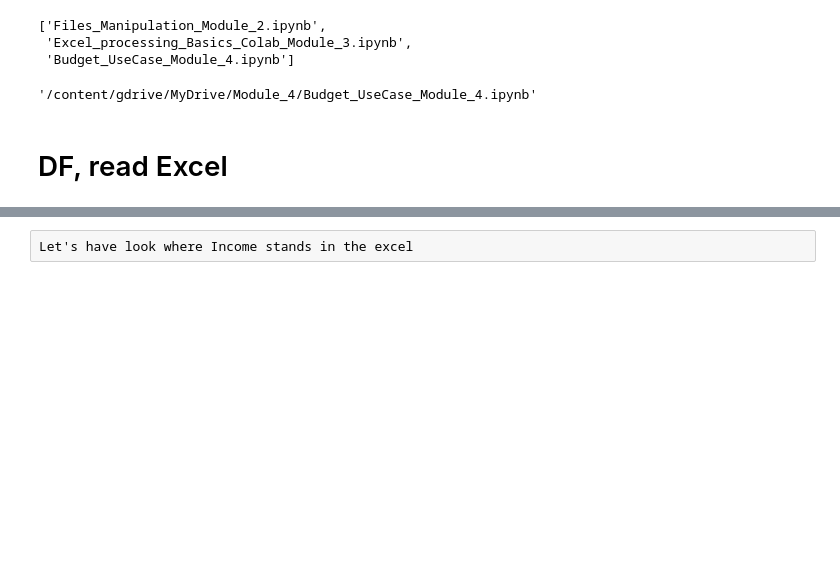
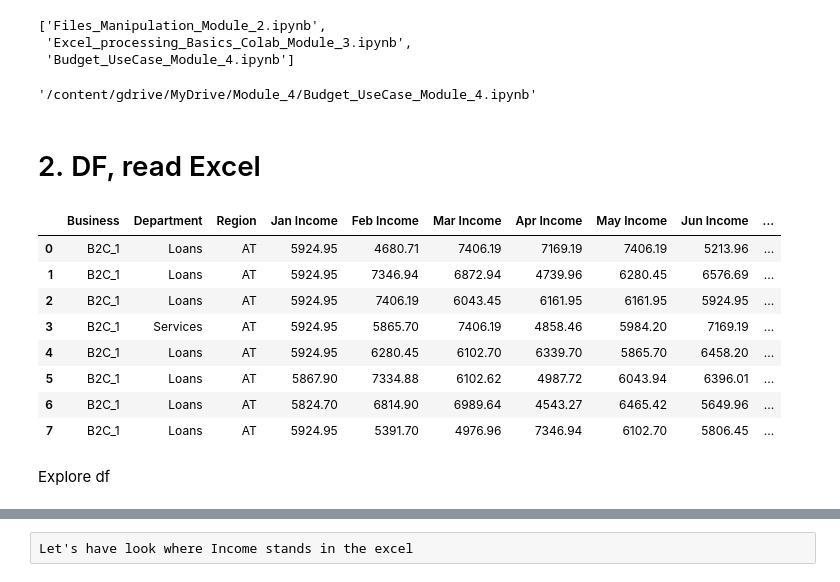
Before and after one commit to datalover2023/Module_4, a Jupyter notebook: Budget_UseCase_Module_4.ipynb, the cells around one changed output, grey strips where cells are left out. Saved outputs shown, nothing was run; the diff lists cells and outputs as text; code cells hidden in the pictures; blank space fills up the shorter version.

```diff
--- a/Budget_UseCase_Module_4.ipynb
+++ b/Budget_UseCase_Module_4.ipynb
@@ -215,17 +215,28 @@ shutil.copy(notebook, # file/folder to cut/copy
 # %% [output]
 '/content/gdrive/MyDrive/Module_4/Budget_UseCase_Module_4.ipynb'
 # %% [markdown]
-# DF, read Excel
+# 2.&nbsp;DF, read Excel
 # %%
 # read excel 'Budget_raw.xlsx' and load it in a dataframe
 
 filename='Budget_raw.xlsx'
-df = pd.read_excel(filename, index_col=None, header=0)
+# read the excel
+df = pd.read_excel(filename,
+                   header=0) # the row 0 will be as our headers
 df = pd.DataFrame(df)
 # df = df.set_index(['Region', 'Business', 'Department'])
 
-print('df dimensions: ', df.shape)
-print('df lengh: ', len(df))
-print('df columns: ', df.columns)
 # display first 8 rows
 df.head(8)
+# %% [output]
+|  | Business | Department | Region | Jan Income | Feb Income | Mar Income | Apr Income | May Income | Jun Income | ... |
+| 0 | B2C_1 | Loans | AT | 5924.95 | 4680.71 | 7406.19 | 7169.19 | 7406.19 | 5213.96 | ... |
+| 1 | B2C_1 | Loans | AT | 5924.95 | 7346.94 | 6872.94 | 4739.96 | 6280.45 | 6576.69 | ... |
+| 2 | B2C_1 | Loans | AT | 5924.95 | 7406.19 | 6043.45 | 6161.95 | 6161.95 | 5924.95 | ... |
+| 3 | B2C_1 | Services | AT | 5924.95 | 5865.70 | 7406.19 | 4858.46 | 5984.20 | 7169.19 | ... |
+| 4 | B2C_1 | Loans | AT | 5924.95 | 6280.45 | 6102.70 | 6339.70 | 5865.70 | 6458.20 | ... |
+| 5 | B2C_1 | Loans | AT | 5867.90 | 7334.88 | 6102.62 | 4987.72 | 6043.94 | 6396.01 | ... |
+| 6 | B2C_1 | Loans | AT | 5824.70 | 6814.90 | 6989.64 | 4543.27 | 6465.42 | 5649.96 | ... |
+| 7 | B2C_1 | Loans | AT | 5924.95 | 5391.70 | 4976.96 | 7346.94 | 6102.70 | 5806.45 | ... |
+# %% [markdown]
+Explore df
```
Also changed, not shown: parts of 43 cells of this notebook.
